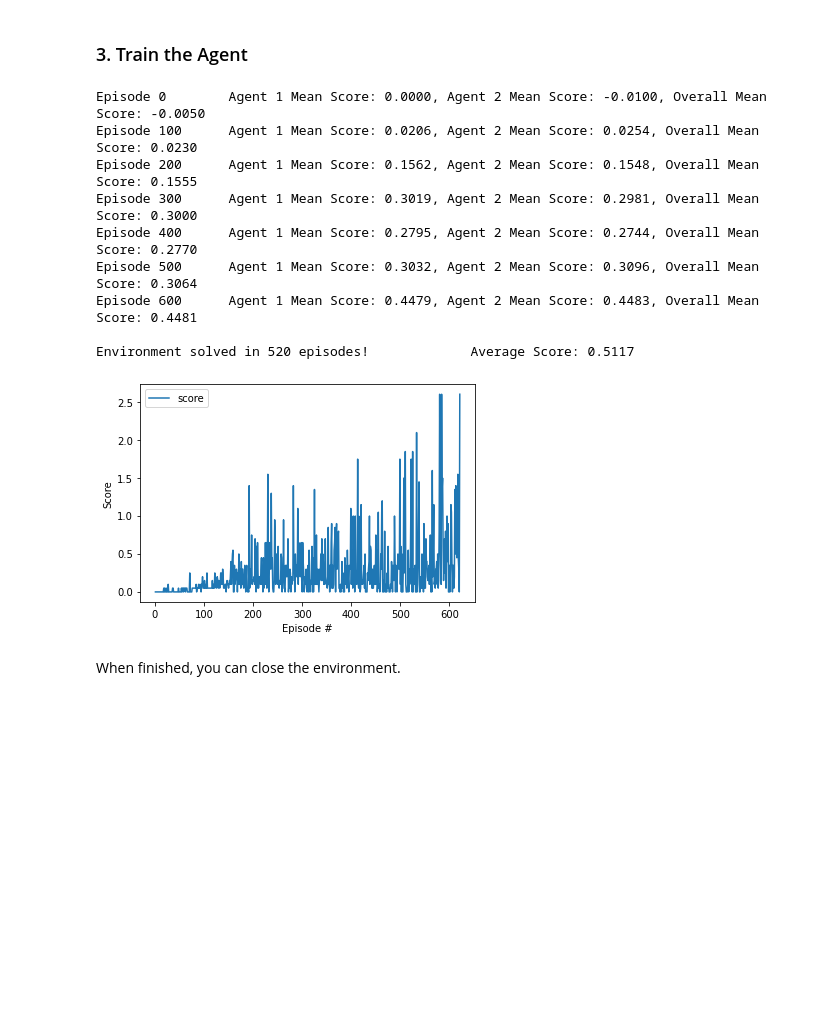
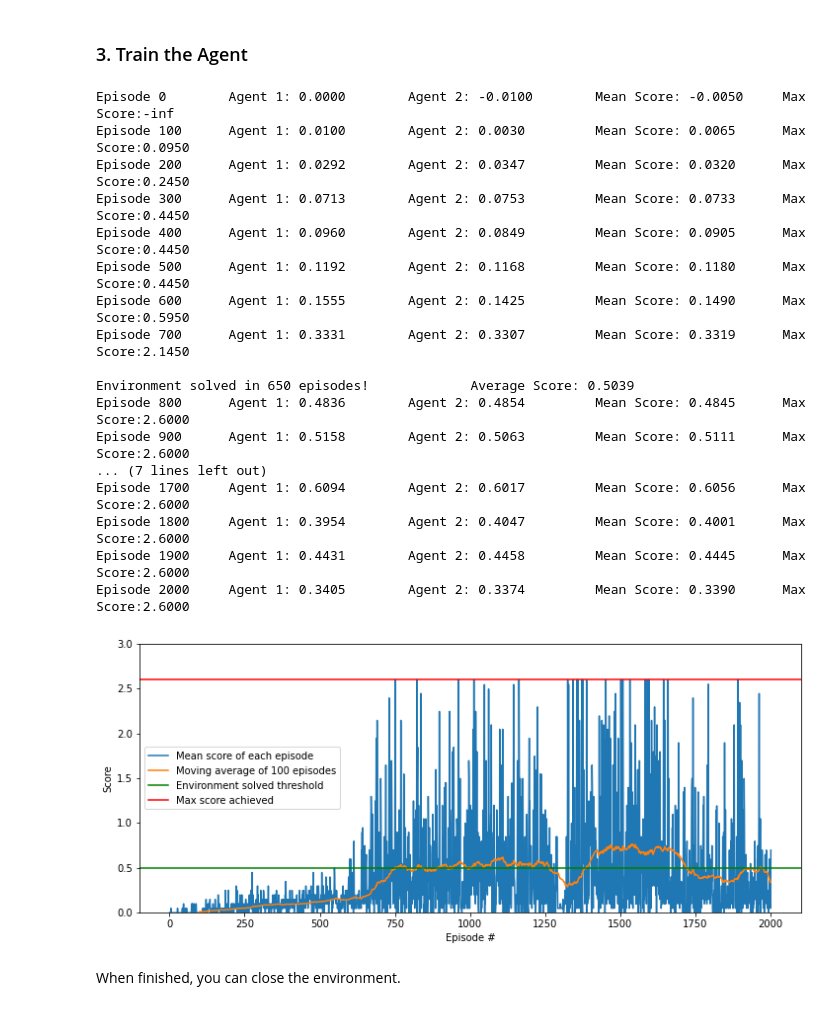
Before and after one commit to victorcmng/unity-tennis, a Jupyter notebook: Tennis.ipynb, the cells around one changed output. Cells and saved outputs as stored; diff of their text form; code cells hidden in the pictures; blank space fills up the shorter version.

Commit message:
MADDPG 2000 episodes

```diff
--- a/Tennis.ipynb
+++ b/Tennis.ipynb
@@ -100,8 +101,9 @@ def ddpg_train(agent1,agent2):
     scores2 = []
     mean_scores = []
     max_score = -np.Inf
+    solved = False
 
-    n_episodes = 4000
+    n_episodes = 2000
 
     for episode in range(0, n_episodes+1):
         env_info = env.reset(train_mode=True)[brain_name]            # reset the environment
@@ -147,19 +149,19 @@ def ddpg_train(agent1,agent2):
         mean_score = np.mean(mean_scores[-100:])
 
         if episode % 100 ==0:
-            print('Episode {}\t Agent 1 Mean Score: {:.4f}, Agent 2 Mean Score: {:.4f}, Overall Mean Score: {:.4f}'.format(
-            episode, mean1, mean2, mean_score))
+            print('Episode {}\t Agent 1: {:.4f} \tAgent 2: {:.4f} \tMean Score: {:.4f} \tMax Score:{:.4f}'.format(
+            episode, mean1, mean2, mean_score, max_score))
 
-        if np.mean([score1, score2]) > max_score:
+        if np.mean([score1, score2]) >= max_score:
             max_score = np.mean([score1, score2])
             torch.save(agent1.actor_local.state_dict(), 'checkpoint_actor_1.pth')
             torch.save(agent1.critic_local.state_dict(), 'checkpoint_critic_1.pth')
             torch.save(agent2.actor_local.state_dict(), 'checkpoint_actor_2.pth')
             torch.save(agent2.critic_local.state_dict(), 'checkpoint_critic_2.pth')
 
-        if mean_score >= 0.5:
+        if (mean_score >= 0.5) & (solved==False):
             print('\nEnvironment solved in {:d} episodes!\t\tAverage Score: {:.4f}'.format(episode-100, mean_score))
-            break
+            solved = True
 
     return mean_scores
 # %%
@@ -172,10 +174,10 @@ BUFFER_SIZE=int(1e5)  # replay buffer size
 BATCH_SIZE=128        # minibatch size
 GAMMA=0.99            # discount factor
 TAU=1e-2              # for soft update of target parameters
-FC1_UNITS_ACTOR=256   # output dim of first FC layer of actor
-FC2_UNITS_ACTOR=256   # output dim of second FC layer of actor
-FCS1_UNITS_CRITIC=256 # output dim of first FC layer of critic
-FC2_UNITS_CRITIC=256  # output dim of second FC layer of critic
+FC1_UNITS_ACTOR=128   # output dim of first FC layer of actor
+FC2_UNITS_ACTOR=64   # output dim of second FC layer of actor
+FCS1_UNITS_CRITIC=128 # output dim of first FC layer of critic
+FC2_UNITS_CRITIC=64  # output dim of second FC layer of critic
 LR_ACTOR=1e-3         # learning rate of the actor
 LR_CRITIC=1e-3        # learning rate of the critic
 WEIGHT_DECAY=0        # L2 weight decay
@@ -204,24 +206,42 @@ agent2.memory = agent1.memory
 
 # train the agent
 scores = ddpg_train(agent1, agent2)
-
-# plot scores
-plt.plot(np.arange(1, len(scores)+1), scores, label='score')
-plt.ylabel('Score')
-plt.xlabel('Episode #')
-plt.legend()
-plt.show()
 # %% [output]
-Episode 0        Agent 1 Mean Score: 0.0000, Agent 2 Mean Score: -0.0100, Overall Mean Score: -0.0050
-Episode 100      Agent 1 Mean Score: 0.0206, Agent 2 Mean Score: 0.0254, Overall Mean Score: 0.0230
-Episode 200      Agent 1 Mean Score: 0.1562, Agent 2 Mean Score: 0.1548, Overall Mean Score: 0.1555
-Episode 300      Agent 1 Mean Score: 0.3019, Agent 2 Mean Score: 0.2981, Overall Mean Score: 0.3000
-Episode 400      Agent 1 Mean Score: 0.2795, Agent 2 Mean Score: 0.2744, Overall Mean Score: 0.2770
-Episode 500      Agent 1 Mean Score: 0.3032, Agent 2 Mean Score: 0.3096, Overall Mean Score: 0.3064
-Episode 600      Agent 1 Mean Score: 0.4479, Agent 2 Mean Score: 0.4483, Overall Mean Score: 0.4481
+Episode 0        Agent 1: 0.0000        Agent 2: -0.0100        Mean Score: -0.0050     Max Score:-inf
+Episode 100      Agent 1: 0.0100        Agent 2: 0.0030         Mean Score: 0.0065      Max Score:0.0950
+Episode 200      Agent 1: 0.0292        Agent 2: 0.0347         Mean Score: 0.0320      Max Score:0.2450
+Episode 300      Agent 1: 0.0713        Agent 2: 0.0753         Mean Score: 0.0733      Max Score:0.4450
+Episode 400      Agent 1: 0.0960        Agent 2: 0.0849         Mean Score: 0.0905      Max Score:0.4450
+Episode 500      Agent 1: 0.1192        Agent 2: 0.1168         Mean Score: 0.1180      Max Score:0.4450
+Episode 600      Agent 1: 0.1555        Agent 2: 0.1425         Mean Score: 0.1490      Max Score:0.5950
+Episode 700      Agent 1: 0.3331        Agent 2: 0.3307         Mean Score: 0.3319      Max Score:2.1450
 
-Environment solved in 520 episodes!             Average Score: 0.5117
+Environment solved in 650 episodes!             Average Score: 0.5039
+Episode 800      Agent 1: 0.4836        Agent 2: 0.4854         Mean Score: 0.4845      Max Score:2.6000
+Episode 900      Agent 1: 0.5158        Agent 2: 0.5063         Mean Score: 0.5111      Max Score:2.6000
+... (7 lines left out)
+Episode 1700     Agent 1: 0.6094        Agent 2: 0.6017         Mean Score: 0.6056      Max Score:2.6000
+Episode 1800     Agent 1: 0.3954        Agent 2: 0.4047         Mean Score: 0.4001      Max Score:2.6000
+Episode 1900     Agent 1: 0.4431        Agent 2: 0.4458         Mean Score: 0.4445      Max Score:2.6000
+Episode 2000     Agent 1: 0.3405        Agent 2: 0.3374         Mean Score: 0.3390      Max Score:2.6000
-[figure, removed]
+# %%
+# plot scores
+plt.figure(figsize=(12, 5))
+plt.plot(np.arange(1, len(scores)+1), scores, label='Mean score of each episode')
+
+plt.plot(np.arange(1, len(scores)+1),
+         pd.Series(scores).rolling(window=100).mean(), label='Moving average of 100 episodes')
+
+plt.axhline(y=0.5, color='green', linestyle='-', label='Environment solved threshold')
+plt.axhline(y=2.60, color='red', linestyle='-', label='Max score achieved')
+plt.legend()
+plt.ylim([0.0, 3.0])
+plt.ylabel('Score')
+plt.xlabel('Episode #')
+plt.legend()
+plt.show()
+# %% [output]
+[figure, added]
 # %% [markdown]
 When finished, you can close the environment.
 # %% [markdown]
```
Also changed, not shown: parts of 2 cells of this notebook, 5 other files.
